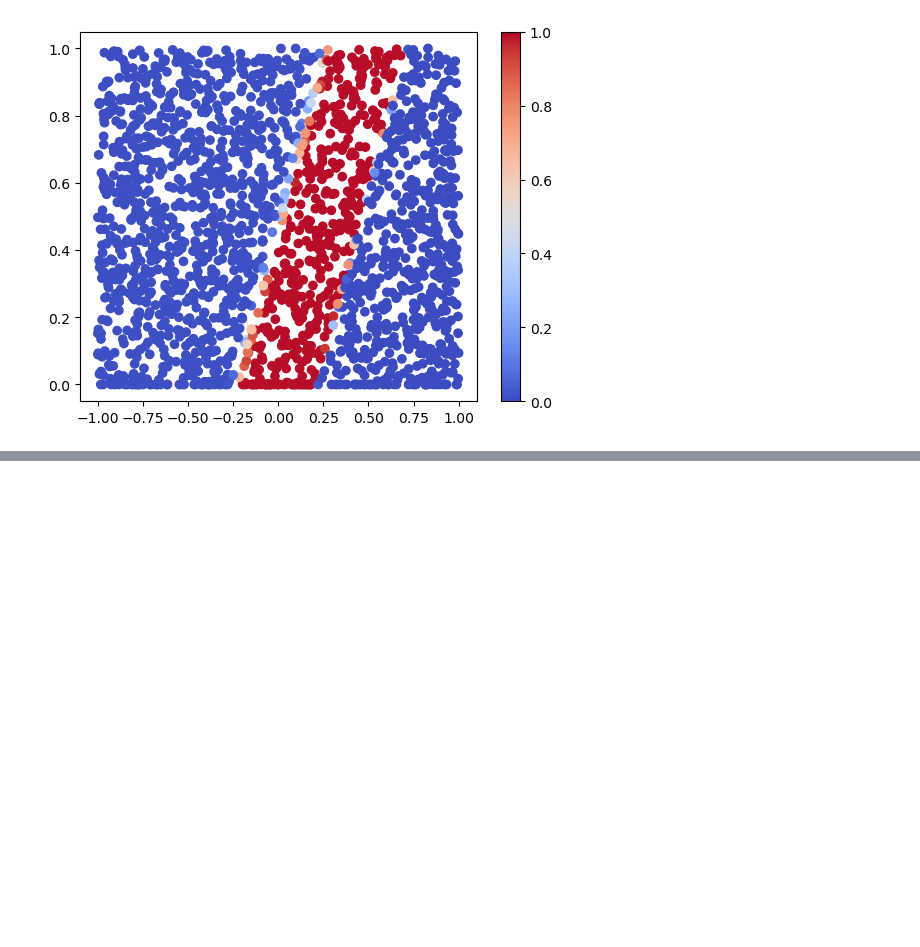
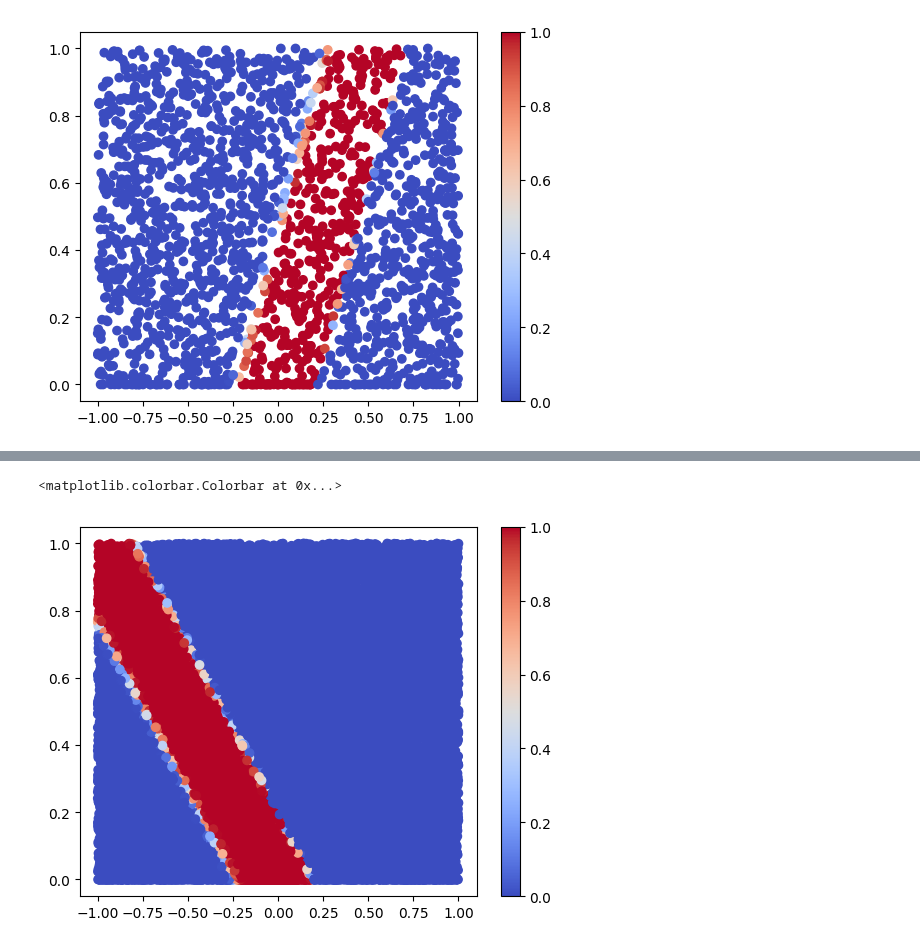
Before and after one commit to augustfe/FYS5429, a Jupyter notebook: Project1XPINNs/src/advection/main_advection.ipynb, the cells around one changed output, grey strips where cells are left out. Cells and saved outputs as stored; diff of their text form; code cells hidden in the pictures; blank space fills up the shorter version.

```diff
--- a/Project1XPINNs/src/advection/main_advection.ipynb
+++ b/Project1XPINNs/src/advection/main_advection.ipynb
@@ -225,0 +260,27 @@ plt.colorbar()
+# %%
+xpinn_n = XPINN(file, np.tanh)
+
+p0_n, p1_n, p2_n = xpinn_n.PINNs
+
+p0_n.boundary_loss = create_boundary_loss(0, 1.0)
+p1_n.boundary_loss = create_boundary_loss(1, 0.0)
+p2_n.boundary_loss = create_boundary_loss(2, 0.0)
+
+alpha=-1
+
+p0_n.interior_loss = create_interior_loss(0, alpha)
+p1_n.interior_loss = create_interior_loss(1, alpha)
+p2_n.interior_loss = create_interior_loss(2, alpha)
+
+p0_n.interface_loss = lambda params, args: create_inter(0, 1)(
+    params, args
+) + create_inter(0, 2)(params, args)
+p1_n.interface_loss = lambda params, args: create_inter(1, 0)(params, args)
+p2_n.interface_loss = lambda params, args: create_inter(2, 0)(params, args)
+
+shapes = [[2] + [20] * 6 + [1]] * 3
+optimizer = optax.adam(learning_rate=1e-3)
+xpinn_n.initialize_params(shapes, optimizer)
+
+n_iter = 10000
+losses = xpinn_n.run_iters(n_iter)
@@ -225,0 +299,15 @@ plt.colorbar()
+# %%
+points, predictions = xpinn_n.predict(file_test)
+total_pred = np.concatenate(predictions)
+# min_, max_ = total_pred.min(), total_pred.max()
+min_, max_ = 0, 1
+
+
+for point, pred in zip(points, predictions):
+    plt.scatter(point[:, 0], point[:, 1], c=pred, cmap="coolwarm")
+    plt.clim(min_, max_)
+
+plt.colorbar()
+# %% [output]
+<matplotlib.colorbar.Colorbar at 0x...>
+[figure, added]
```
Also changed, not shown: parts of 9 cells of this notebook, 1 other file.
